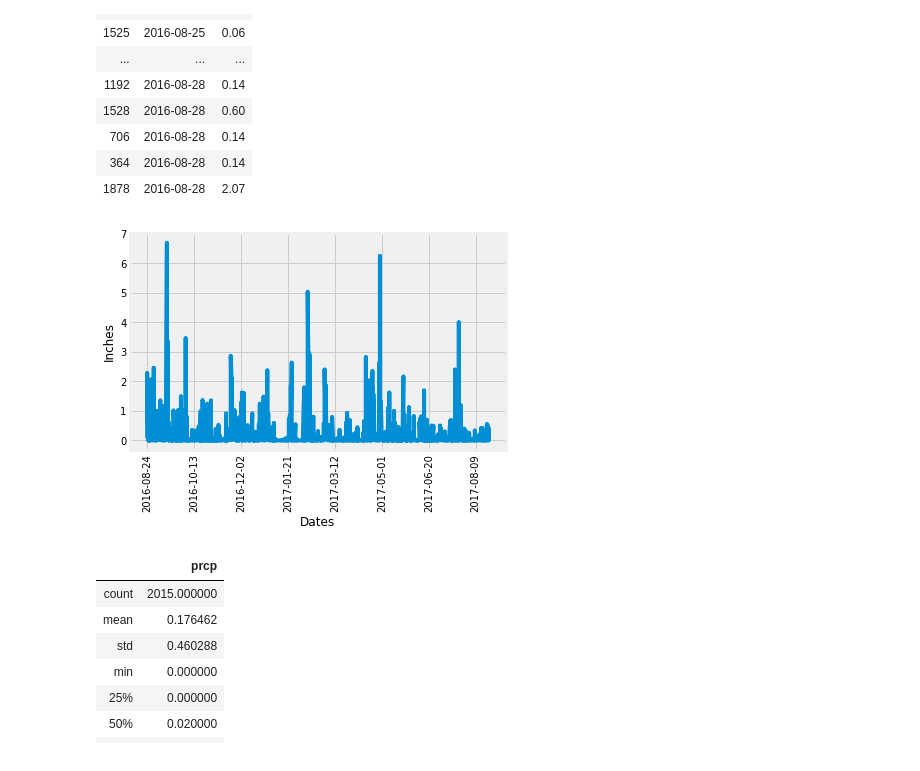
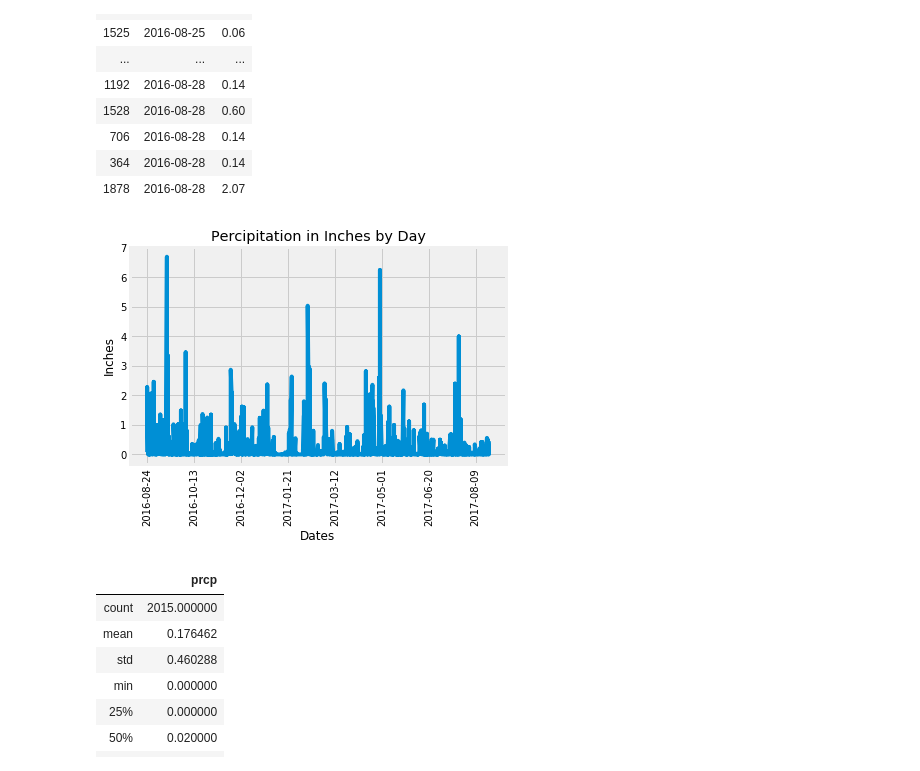
Before and after one commit to mgood13/sqlalchemy-challenge, a Jupyter notebook: climate_starter.ipynb, the cells around one changed output. Drawn from its saved outputs; the diff is of its cells as text; code cells hidden in the pictures.

```diff
--- a/climate_starter.ipynb
+++ b/climate_starter.ipynb
@@ -111,24 +116,27 @@ measurement_df.head(30)
 | 364 | 2016-08-28 | 0.14 |
 | 1878 | 2016-08-28 | 2.07 |
 # %%
-
-
+# Plot the data for date and percipitation
 plt.plot(measurement_df['date'],measurement_df['prcp'])
 
 
-
+# Found the number of rows that we should skip to make the dates much more readable
 N = 50
+# Pull out all of the ticks
 xticks_pos, xticks_labels = plt.xticks()
+# Just take every 50th tick
 myticks = [i for i,j in enumerate(xticks_pos) if not i%N]
+#Rotate
 plt.xticks(myticks, rotation=90)
 
 plt.xlabel('Dates')
 
 plt.ylabel('Inches')
+plt.title('Percipitation in Inches by Day')
 
 plt.show()
 # %% [output]
-[figure, old version]
+[figure, new version]
 # %%
 # Use Pandas to calcualte the summary statistics for the precipitation data
 measurement_df.describe()
```
Also changed, not shown: parts of 25 cells of this notebook.
